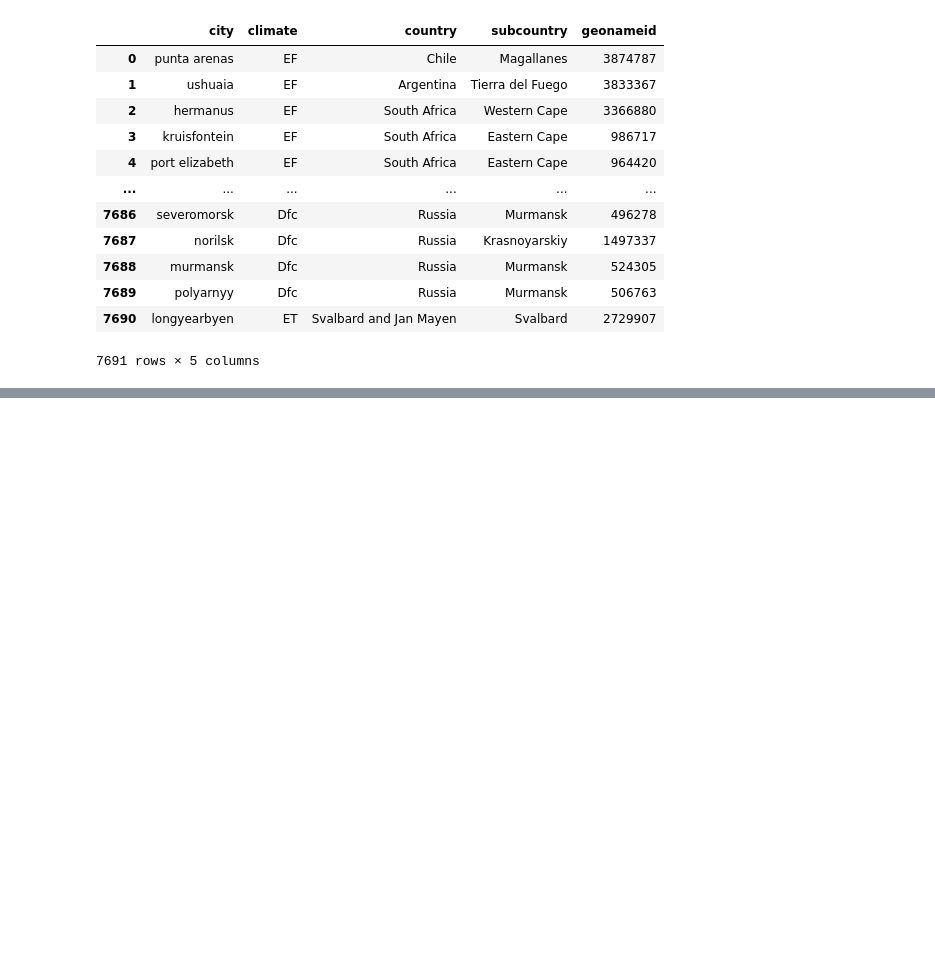
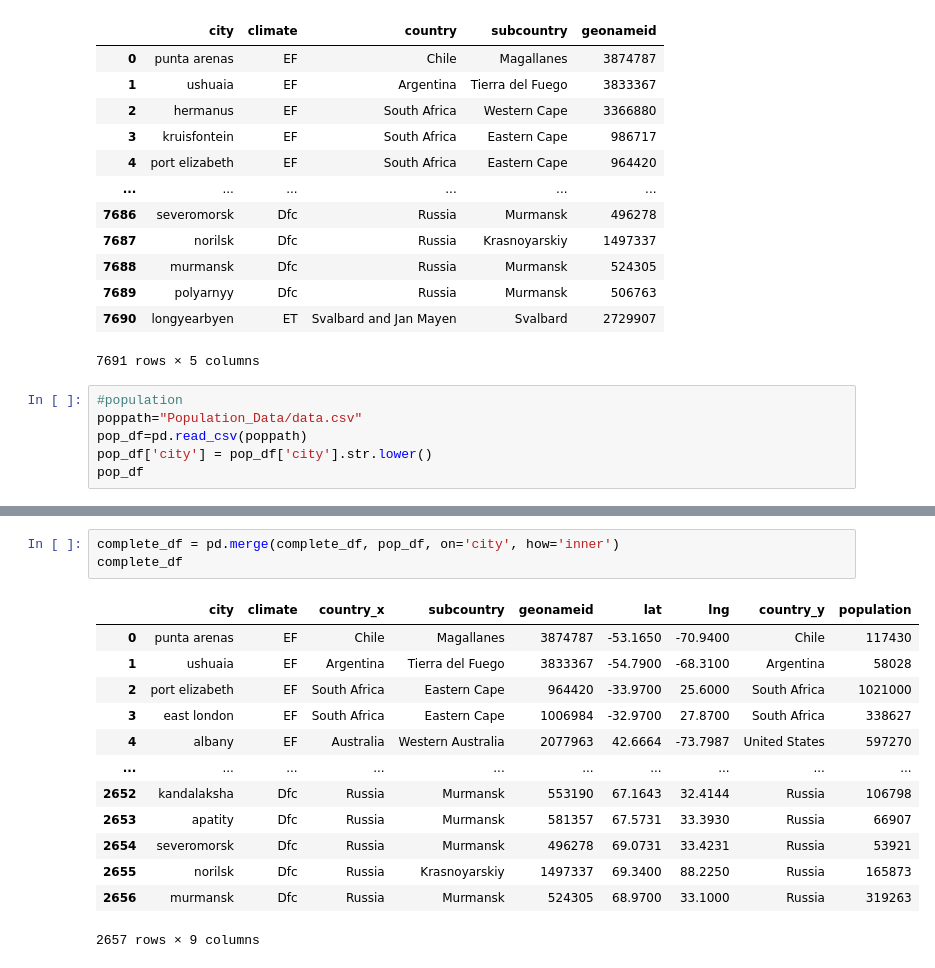
Before and after one commit to luonri11/project-1-repo, a Jupyter notebook: ProjectOne.ipynb, the cells around one changed output, grey strips where cells are left out. Saved outputs shown, nothing was run; the diff lists cells and outputs as text; blank space fills up the shorter version.

Commit message:
added population data

```diff
--- a/ProjectOne.ipynb
+++ b/ProjectOne.ipynb
@@ -133,3 +145,9 @@ complete_df
 | 7689 | polyarnyy | Dfc | Russia | Murmansk | 506763 |
 | 7690 | longyearbyen | ET | Svalbard and Jan Mayen | Svalbard | 2729907 |
 7691 rows × 5 columns
+# %%
+#population
+poppath="Population_Data/data.csv"
+pop_df=pd.read_csv(poppath)
+pop_df['city'] = pop_df['city'].str.lower()
+pop_df
@@ -135,0 +168,17 @@ complete_df
+# %%
+complete_df = pd.merge(complete_df, pop_df, on='city', how='inner')
+complete_df
+# %% [output]
+|  | city | climate | country_x | subcountry | geonameid | lat | lng | country_y | population |
+| 0 | punta arenas | EF | Chile | Magallanes | 3874787 | -53.1650 | -70.9400 | Chile | 117430 |
+| 1 | ushuaia | EF | Argentina | Tierra del Fuego | 3833367 | -54.7900 | -68.3100 | Argentina | 58028 |
+| 2 | port elizabeth | EF | South Africa | Eastern Cape | 964420 | -33.9700 | 25.6000 | South Africa | 1021000 |
+| 3 | east london | EF | South Africa | Eastern Cape | 1006984 | -32.9700 | 27.8700 | South Africa | 338627 |
+| 4 | albany | EF | Australia | Western Australia | 2077963 | 42.6664 | -73.7987 | United States | 597270 |
+| ... | ... | ... | ... | ... | ... | ... | ... | ... | ... |
+| 2652 | kandalaksha | Dfc | Russia | Murmansk | 553190 | 67.1643 | 32.4144 | Russia | 106798 |
+| 2653 | apatity | Dfc | Russia | Murmansk | 581357 | 67.5731 | 33.3930 | Russia | 66907 |
+| 2654 | severomorsk | Dfc | Russia | Murmansk | 496278 | 69.0731 | 33.4231 | Russia | 53921 |
+| 2655 | norilsk | Dfc | Russia | Krasnoyarskiy | 1497337 | 69.3400 | 88.2250 | Russia | 165873 |
+| 2656 | murmansk | Dfc | Russia | Murmansk | 524305 | 68.9700 | 33.1000 | Russia | 319263 |
+2657 rows × 9 columns
```
Also changed, not shown: parts of 3 cells of this notebook, 2 other files.
